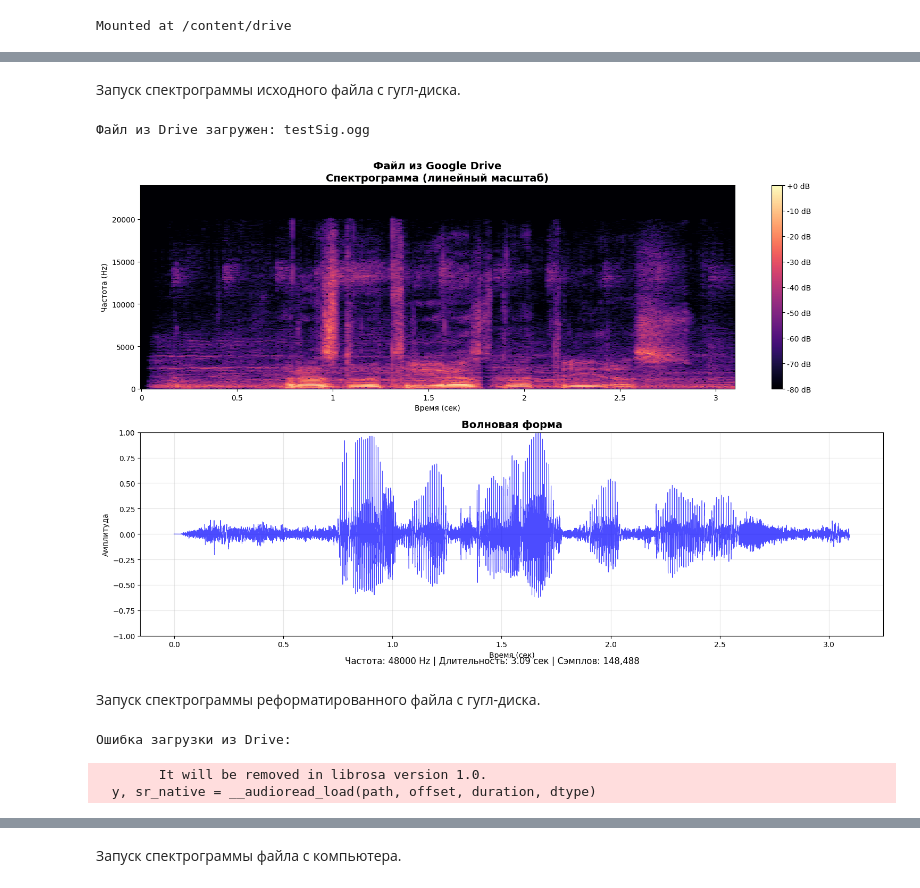
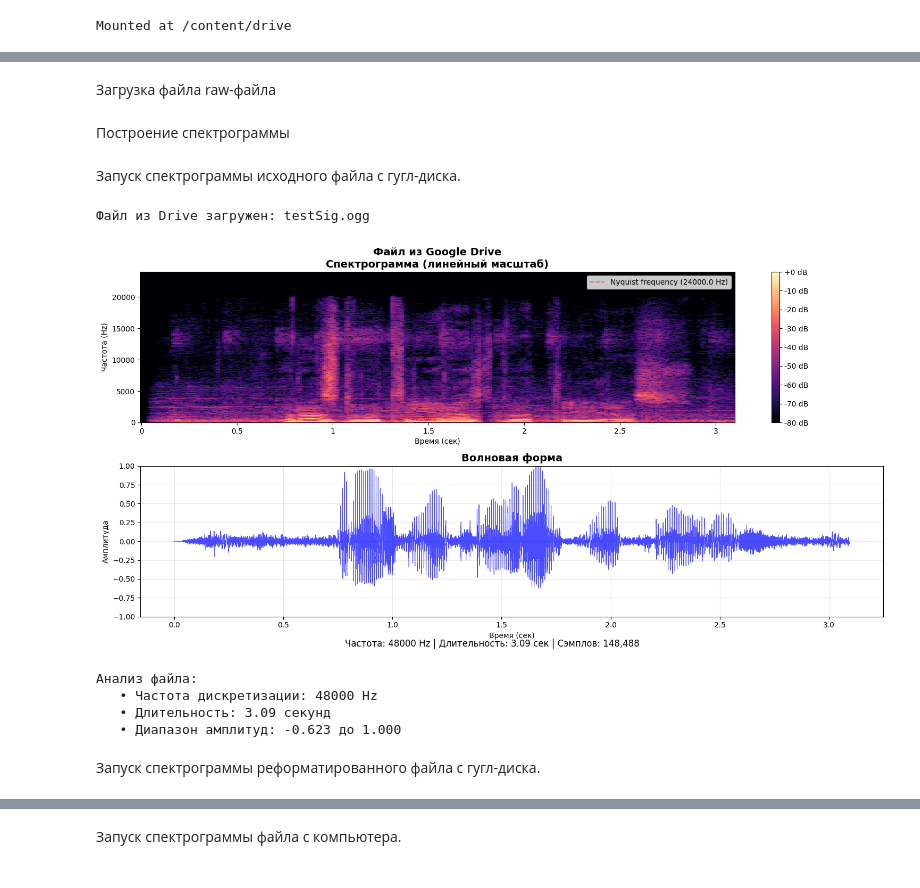
Before and after one commit to Popug-s-catcher/SpeechDenoizer, a Jupyter notebook: FormaterWrapper.ipynb, the cells around one changed output, grey strips where cells are left out. Cells and saved outputs as stored; diff of their text form; code cells hidden in the pictures.

Commit message:
добавил отрисовку норм спектрограмм для сырых файлов

```diff
--- a/FormaterWrapper.ipynb
+++ b/FormaterWrapper.ipynb
@@ -79,3 +86,5 @@ def load_audio_from_computer():
     except Exception as e:
         print(f"Ошибка загрузки: {e}")
         return None, None
+# %% [markdown]
+Загрузка файла raw-файла
@@ -82,32 +111,43 @@ def load_audio_from_computer():
+# %% [markdown]
+Построение спектрограммы
 # %%
-def plot_spectrogram(audio, sr, title="Аудиофайл"):
-    """Отрисовка спектрограммы линейного спектра масштаба"""
+def plot_linear_spectrogram(audio, sr, title="Аудиофайл", is_raw_pcm=False):
+    """Отрисовка спектрограммы линейного масштаба"""
     if audio is None:
         print("Нет данных для отрисовки")
         return
+
+    # Если это raw PCM, добавляем информацию в заголовок
+    if is_raw_pcm:
+        title = f"{title} (16-bit PCM 48kHz)"
 
     # Конвертируем в моно если нужно
     if audio.ndim > 1:
         audio = np.mean(audio, axis=0)
 
-    # Ограничиваем длительность для визуализации (первые 15 секунд)
-    max_duration = 15
-    max_samples = min(len(audio), int(max_duration * sr))
-    audio_display = audio[:max_samples]
-
-    # Создаем фигуру с двумя subplots
-    fig, (ax1, ax2) = plt.subplots(2, 1, figsize=(15, 10))
+    # Создаем фигуру с двумя графиками
+    fig, (ax1, ax2) = plt.subplots(2, 1, figsize=(15, 8))
 
     # 1. Спектрограмма линейного масштаба
-    D = librosa.amplitude_to_db(np.abs(librosa.stft(audio_display)), ref=np.max)
+    D = librosa.amplitude_to_db(np.abs(librosa.stft(audio)), ref=np.max)
     img = librosa.display.specshow(D, sr=sr, x_axis='time', y_axis='linear', ax=ax1)
     ax1.set_title(f'{title}\nСпектрограмма (линейный масштаб)', fontsize=14, fontweight='bold')
     ax1.set_xlabel('Время (сек)')
     ax1.set_ylabel('Частота (Hz)')
     plt.colorbar(img, ax=ax1, format='%+2.0f dB')
 
+    # Добавляем линию Nyquist frequency
+    nyquist = sr / 2
+    ax1.axhline(y=nyquist, color='red', linestyle='--', alpha=0.5,
+                label=f'Nyquist frequency ({nyquist} Hz)')
+    ax1.legend(loc='upper right')
+
     # 2. Волновая форма
+    # Ограничиваем для лучшей визуализации
+    max_samples = min(len(audio), int(10 * sr))  # первые 10 секунд
+    audio_display = audio[:max_samples]
     time_axis = np.linspace(0, len(audio_display)/sr, len(audio_display))
+
     ax2.plot(time_axis, audio_display, linewidth=0.8, color='blue', alpha=0.7)
     ax2.set_title('Волновая форма', fontsize=14, fontweight='bold')
     ax2.set_xlabel('Время (сек)')
@@ -115,29 +155,35 @@ def plot_spectrogram(audio, sr, title="Аудиофайл"):
     ax2.grid(True, alpha=0.3)
     ax2.set_ylim(-1, 1)
 
-    # Выводим информацию об аудио
+    # Выводим информацию
     duration = len(audio) / sr
-    info_text = f"Частота: {sr} Hz | Длительность: {duration:.2f} сек | Сэмплов: {len(audio):,}"
+    info_text = (f"Частота: {sr} Hz | Длительность: {duration:.2f} сек | "
+                 f"Сэмплов: {len(audio):,}")
     fig.suptitle(info_text, fontsize=12, y=0.02)
 
     plt.tight_layout()
     plt.show()
+
+    # Дополнительная информация
+    print(f"Анализ файла:")
+    print(f"   • Частота дискретизации: {sr} Hz")
+    print(f"   • Длительность: {duration:.2f} секунд")
+    print(f"   • Диапазон амплитуд: {np.min(audio):.3f} до {np.max(audio):.3f}")
+    if is_raw_pcm:
+        print(f"   • Формат: 16-bit RAW PCM mono")
+        print(f"   • Nyquist frequency: {nyquist} Hz")
 # %% [markdown]
 Запуск спектрограммы исходного файла с гугл-диска.
 # %%
 drive_audio, drive_sr = load_audio_from_drive("/content/testSig.ogg")
 if drive_audio is not None:
-    plot_spectrogram(drive_audio, drive_sr, "Файл из Google Drive")
+    plot_linear_spectrogram(drive_audio, drive_sr, "Файл из Google Drive")
 # %% [output]
 Файл из Drive загружен: testSig.ogg
-[figure, old version]
+[figure, new version]
+Анализ файла:
+   • Частота дискретизации: 48000 Hz
+   • Длительность: 3.09 секунд
+   • Диапазон амплитуд: -0.623 до 1.000
 # %% [markdown]
 Запуск спектрограммы реформатированного файла с гугл-диска.
-# %%
-drive_audio, drive_sr = load_audio_from_drive("/content/converted_audio.pcm")
-if drive_audio is not None:
-    plot_spectrogram(drive_audio, drive_sr, "Файл из Google Drive")
-# %% [output]
-Ошибка загрузки из Drive:
-        It will be removed in librosa version 1.0.
-  y, sr_native = __audioread_load(path, offset, duration, dtype)
```
Also changed, not shown: parts of 6 cells of this notebook.
